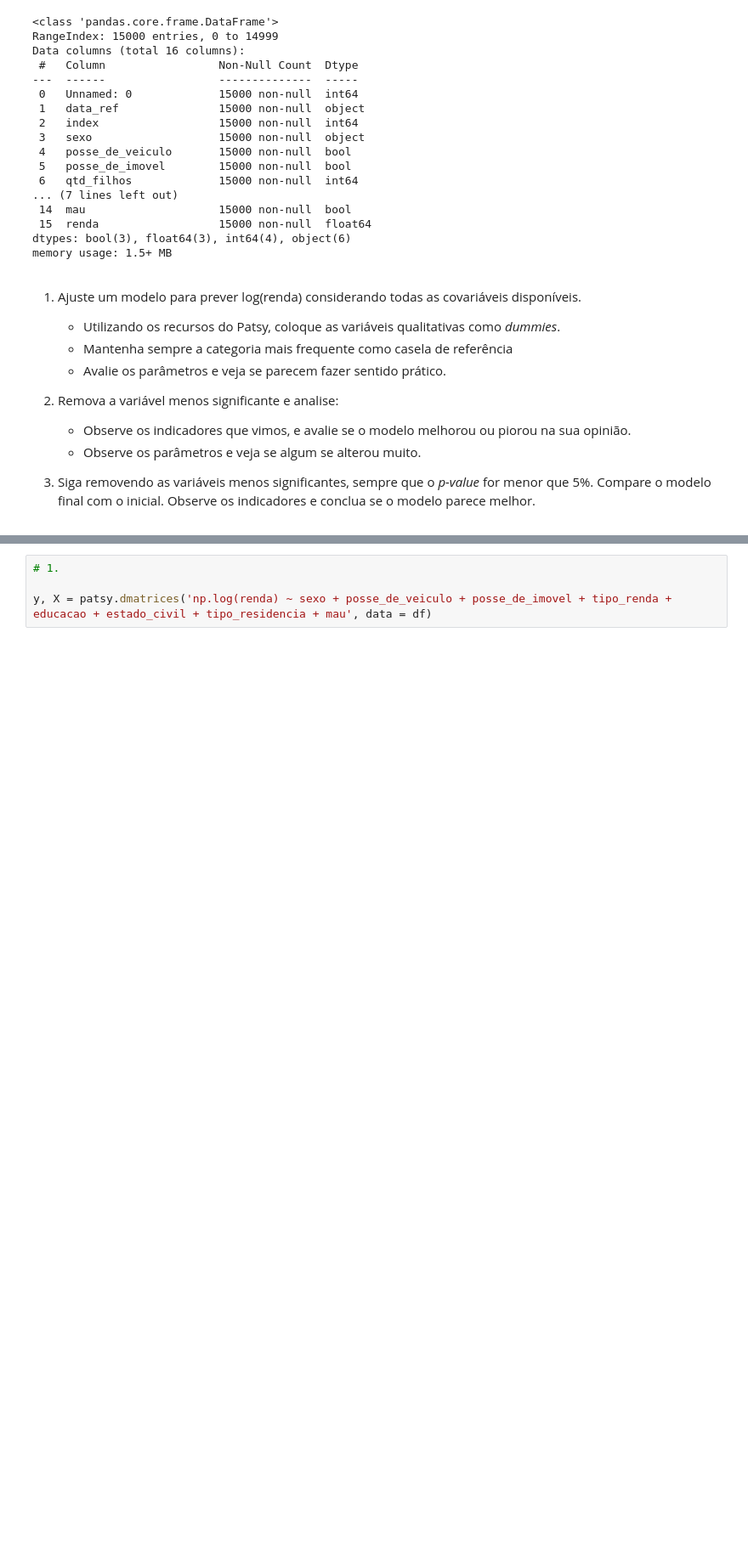
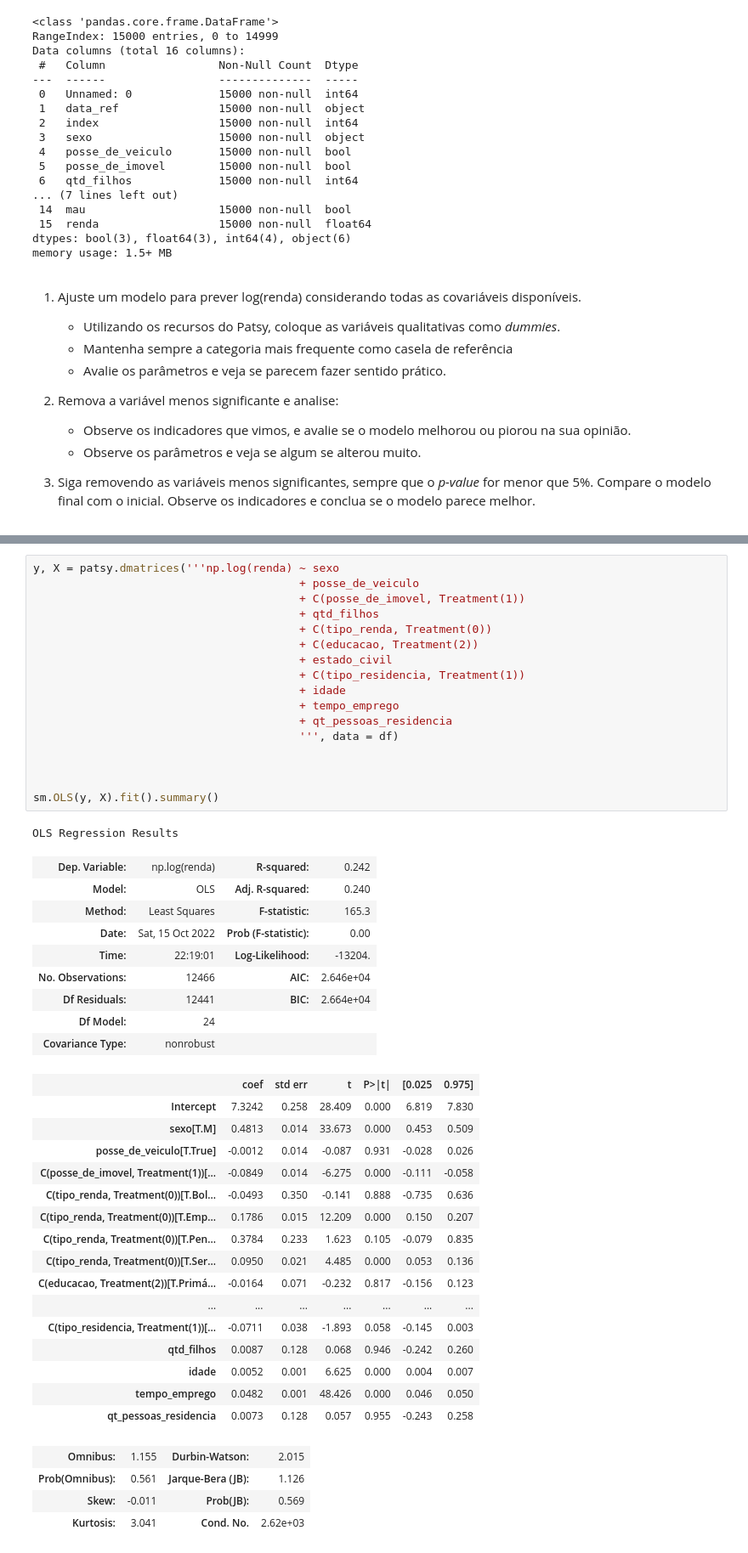
Before and after one commit to lgrdcmt/ebac_exercicios, a Jupyter notebook: Mod13 - Exerc01.ipynb, the cells around one changed output, grey strips where cells are left out. Shown: that part at 85% size. Drawn from its saved outputs; the diff is of its cells as text; blank space fills up the shorter version.

```diff
--- a/Mod13 - Exerc01.ipynb
+++ b/Mod13 - Exerc01.ipynb
@@ -85,4 +138,48 @@ df.head()
 # %%
-# 1.
+y, X = patsy.dmatrices('''np.log(renda) ~ sexo
+                                        + posse_de_veiculo
+                                        + C(posse_de_imovel, Treatment(1))
+                                        + qtd_filhos
+                                        + C(tipo_renda, Treatment(0))
+                                        + C(educacao, Treatment(2))
+                                        + estado_civil
+                                        + C(tipo_residencia, Treatment(1))
+                                        + idade
+                                        + tempo_emprego
+                                        + qt_pessoas_residencia
+                                        ''', data = df)
 
-y, X = patsy.dmatrices('np.log(renda) ~ sexo + posse_de_veiculo + posse_de_imovel + tipo_renda + educacao + estado_civil + tipo_residencia + mau', data = df)
+
+
+sm.OLS(y, X).fit().summary()
+# %% [output]
+OLS Regression Results
+| Dep. Variable: | np.log(renda) | R-squared: | 0.242 |
+| Model: | OLS | Adj. R-squared: | 0.240 |
+| Method: | Least Squares | F-statistic: | 165.3 |
+| Date: | Sat, 15 Oct 2022 | Prob (F-statistic): | 0.00 |
+| Time: | 22:19:01 | Log-Likelihood: | -13204. |
+| No. Observations: | 12466 | AIC: | 2.646e+04 |
+| Df Residuals: | 12441 | BIC: | 2.664e+04 |
+| Df Model: | 24 |  |  |
+| Covariance Type: | nonrobust |  |  |
+|  | coef | std err | t | P>|t| | [0.025 | 0.975] |
+| Intercept | 7.3242 | 0.258 | 28.409 | 0.000 | 6.819 | 7.830 |
+| sexo[T.M] | 0.4813 | 0.014 | 33.673 | 0.000 | 0.453 | 0.509 |
+| posse_de_veiculo[T.True] | -0.0012 | 0.014 | -0.087 | 0.931 | -0.028 | 0.026 |
+| C(posse_de_imovel, Treatment(1))[... | -0.0849 | 0.014 | -6.275 | 0.000 | -0.111 | -0.058 |
+| C(tipo_renda, Treatment(0))[T.Bol... | -0.0493 | 0.350 | -0.141 | 0.888 | -0.735 | 0.636 |
+| C(tipo_renda, Treatment(0))[T.Emp... | 0.1786 | 0.015 | 12.209 | 0.000 | 0.150 | 0.207 |
+| C(tipo_renda, Treatment(0))[T.Pen... | 0.3784 | 0.233 | 1.623 | 0.105 | -0.079 | 0.835 |
+| C(tipo_renda, Treatment(0))[T.Ser... | 0.0950 | 0.021 | 4.485 | 0.000 | 0.053 | 0.136 |
+| C(educacao, Treatment(2))[T.Primá... | -0.0164 | 0.071 | -0.232 | 0.817 | -0.156 | 0.123 |
+| ... | ... | ... | ... | ... | ... | ... |
+| C(tipo_residencia, Treatment(1))[... | -0.0711 | 0.038 | -1.893 | 0.058 | -0.145 | 0.003 |
+| qtd_filhos | 0.0087 | 0.128 | 0.068 | 0.946 | -0.242 | 0.260 |
+| idade | 0.0052 | 0.001 | 6.625 | 0.000 | 0.004 | 0.007 |
+| tempo_emprego | 0.0482 | 0.001 | 48.426 | 0.000 | 0.046 | 0.050 |
+| qt_pessoas_residencia | 0.0073 | 0.128 | 0.057 | 0.955 | -0.243 | 0.258 |
+| Omnibus: | 1.155 | Durbin-Watson: | 2.015 |
+| Prob(Omnibus): | 0.561 | Jarque-Bera (JB): | 1.126 |
+| Skew: | -0.011 | Prob(JB): | 0.569 |
+| Kurtosis: | 3.041 | Cond. No. | 2.62e+03 |
```
Also changed, not shown: parts of 12 cells of this notebook.
